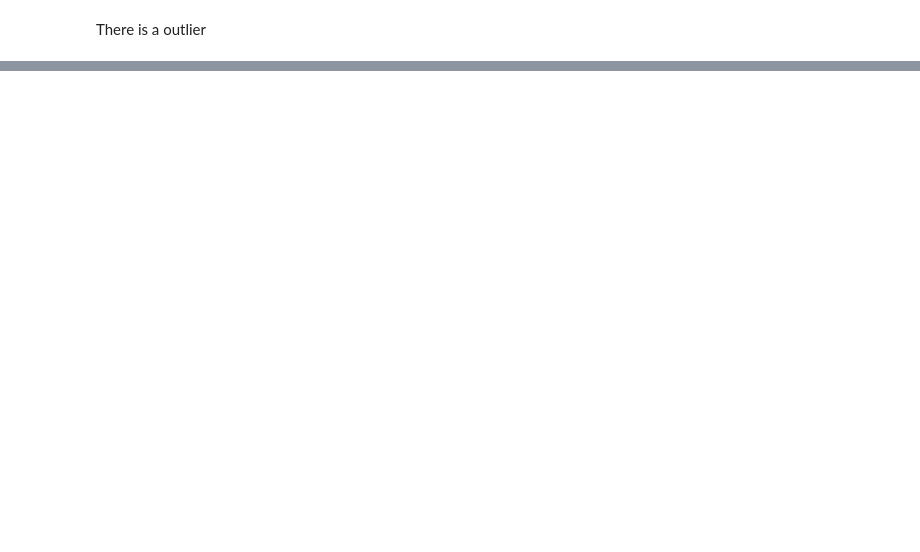
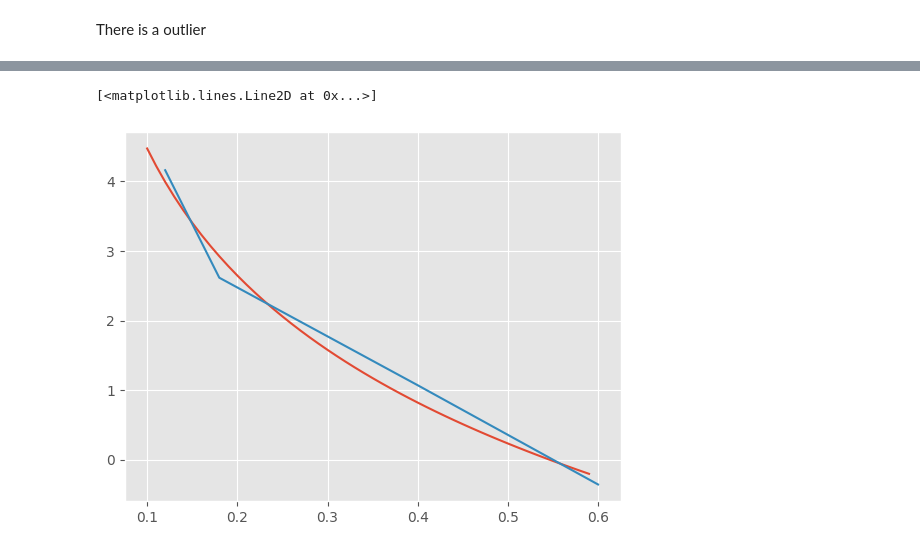
Before and after one commit to weathon/lab6, a Jupyter notebook: main.ipynb, the cells around one changed output, grey strips where cells are left out. Drawn from its saved outputs; the diff is of its cells as text; code cells hidden in the pictures; blank space fills up the shorter version.

```diff
--- a/main.ipynb
+++ b/main.ipynb
@@ -64,0 +103,6 @@ for id, frame in enumerate([D10, D15, D20]):
+# %%
+MeOH_B = []
+DPPH_B = []
+for i in range(1,4):
+    MeOH_B.append(D10[np.where(labels==f"MEOH_{i}")])
+    DPPH_B.append(D10[np.where(labels==f"DPPH_{i}")])
@@ -64,0 +116,3 @@ for id, frame in enumerate([D10, D15, D20]):
+# %%
+sampleMeans = np.mean(samples, axis=1)
+real = sampleMeans - sample_blanks;real
@@ -64,0 +126,2 @@ for id, frame in enumerate([D10, D15, D20]):
+# %%
+correctDPPH = np.array(DPPH_B) - MeOH_B;correctDPPH
@@ -64,0 +150,10 @@ for id, frame in enumerate([D10, D15, D20]):
+# %%
+rem = real/np.mean(correctDPPH)
+juice_concentrations = [0.6, 0.4, 0.27, 0.18, 0.12, 0.079]
+juice_concentrations = np.delete(juice_concentrations, 2)
+rem = np.delete(rem, 2)
+juice_concentrations = np.delete(juice_concentrations, 4)
+rem = np.delete(rem, 4)
+plot.plot(juice_concentrations, rem*100)
+plot.scatter(juice_concentrations, rem*100)
+setText(plot, "Juice with DPPH - ", "Juice Concentration", "DPPH Remaining%")
@@ -64,0 +162,11 @@ for id, frame in enumerate([D10, D15, D20]):
+# %%
+def f(x,a,b,c):
+    # print(a,b,c,x)
+    return a*np.log(b*x)+c #sicoengxiangshi? kunyuneixnyachijianguo forgotreturn
+scipy.optimize.curve_fit(f, juice_concentrations, rem*100)
+X = np.arange(0.1,0.6,0.01)
+plot.plot(X, f(X, -2.63528503,  1.72724287, -0.15380968))
+plot.plot(juice_concentrations, rem*100)
+# %% [output]
+[<matplotlib.lines.Line2D at 0x...>]
+[figure, added]
```
Also changed, not shown: parts of 20 cells of this notebook.
